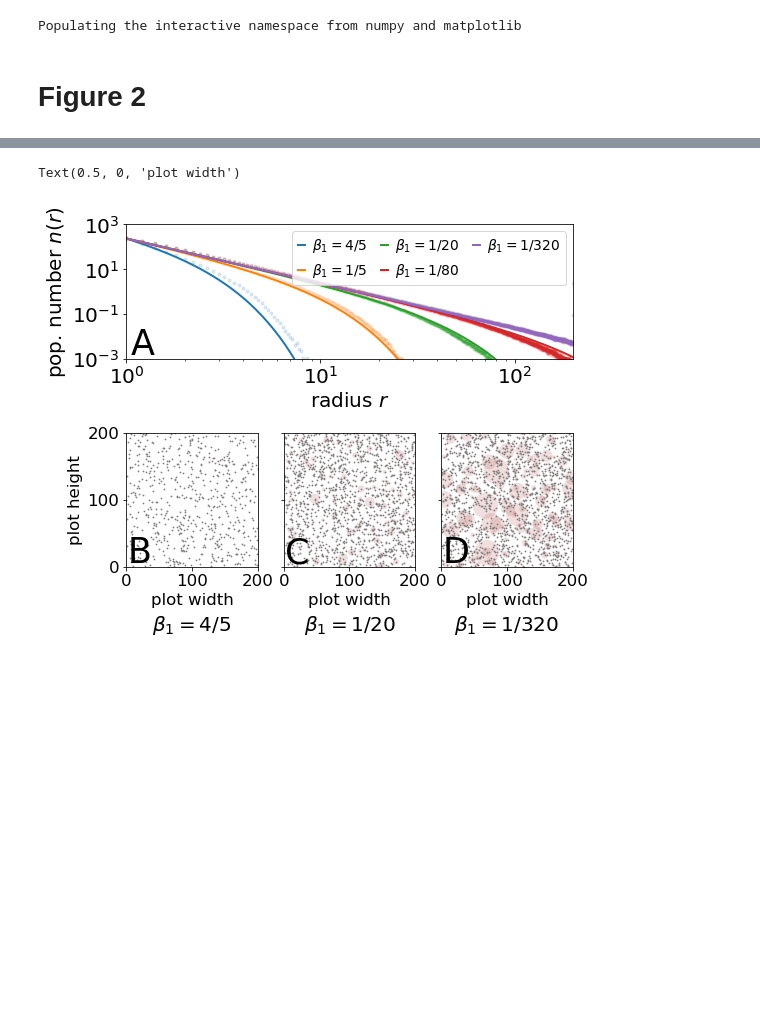
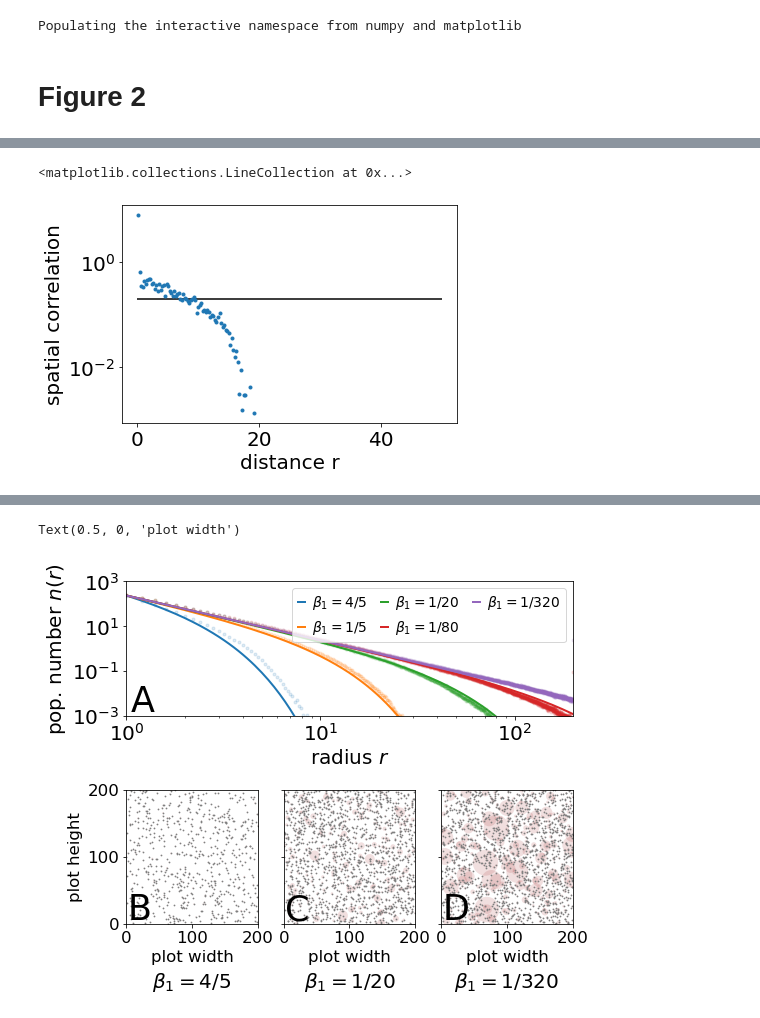
Before and after one commit to eltrompetero/simple_sessile, a Jupyter notebook: plotting (pnas).ipynb, the cells around one changed output, grey strips where cells are left out. Cells and saved outputs as stored; diff of their text form; code cells hidden in the pictures; blank space fills up the shorter version.

```diff
--- a/plotting (pnas).ipynb
+++ b/plotting (pnas).ipynb
@@ -50,0 +72,12 @@ assert os.path.isdir(imgdr), "Directory in which to save images does not exist."
+# %%
+# big trees
+xy = vstack([t.xy for t in forest[beta].trees if 15<=t.size_ix<=18])
+c, r = nn.pair_correlation(xy, bounding_box=[0, 0, 200, 200])
+
+fig, ax = plt.subplots()
+ax.semilogy(r, c/r, '.')
+ax.set(xlabel='distance r', ylabel='spatial correlation')
+ax.hlines(.2, 0,50)
+# %% [output]
+<matplotlib.collections.LineCollection at 0x...>
+[figure, added]
```
Also changed, not shown: parts of 11 cells of this notebook, 11 other files.
